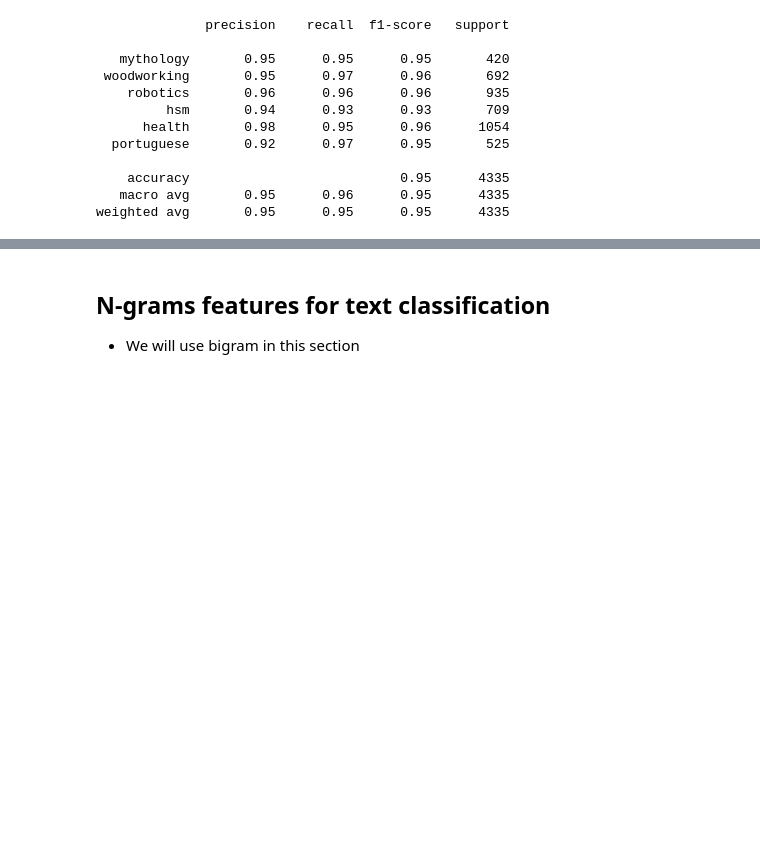
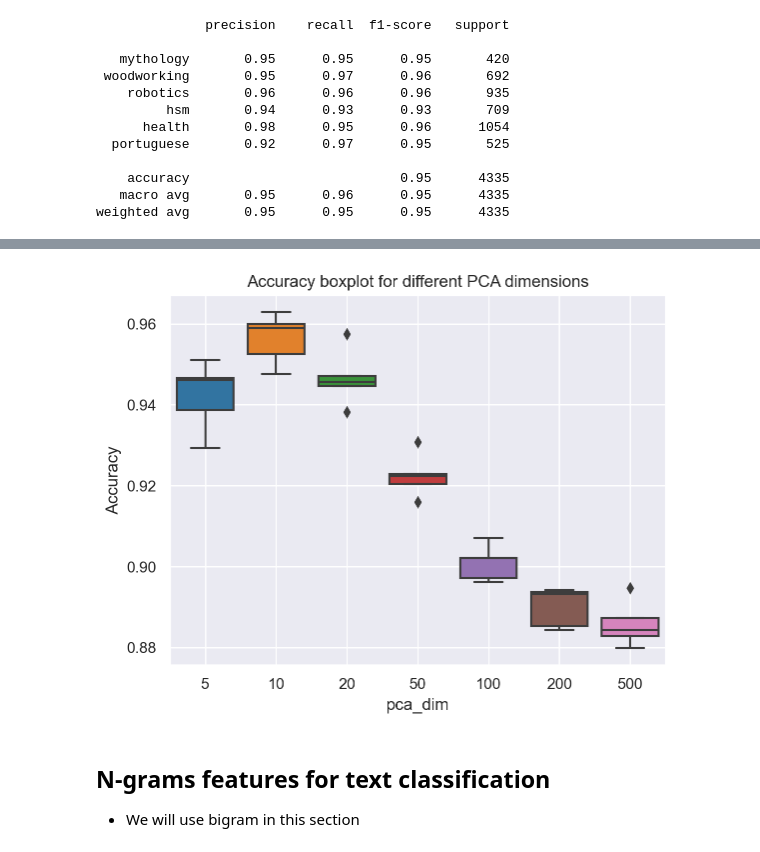
Before and after one commit to jlopetegui98/HandsOn-NLP, a Jupyter notebook: TP3/HoNLP-week3.ipynb, the cells around one changed output, grey strips where cells are left out. Drawn from its saved outputs; the diff is of its cells as text; code cells hidden in the pictures; blank space fills up the shorter version.

```diff
--- a/TP3/HoNLP-week3.ipynb
+++ b/TP3/HoNLP-week3.ipynb
@@ -675,3 +720,12 @@ plt.show()
+# %%
+# now we will remove the 2 dimension data to be able to see the boxplot better
+sns.boxplot(x="pca_dim", y="accuracy", data=scores_df[scores_df['pca_dim'] != 2])
+plt.ylabel("Accuracy")
+plt.title("Accuracy boxplot for different PCA dimensions")
+plt.grid(True)
+plt.show()
+# %% [output]
+[figure, added]
 # %% [markdown]
 ## N-grams features for text classification
 
```
Also changed, not shown: parts of 4 cells of this notebook.
